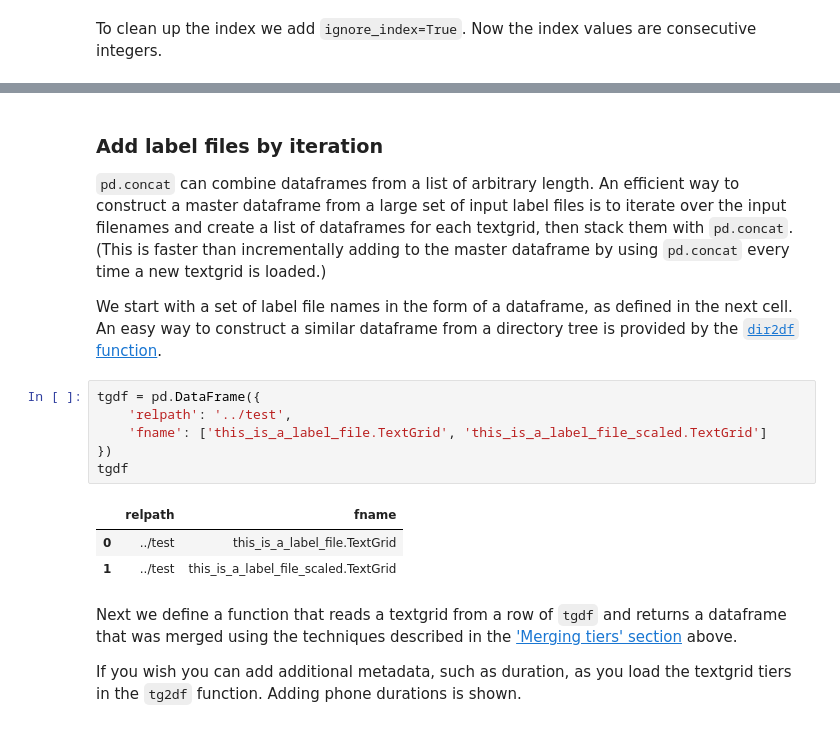
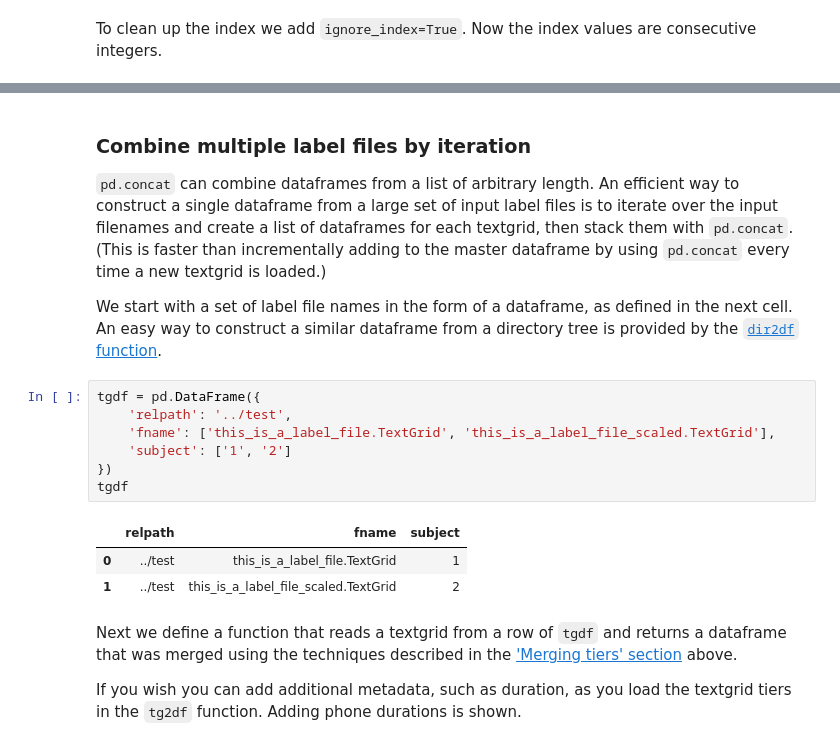
Before and after one commit to rsprouse/audiolabel, a Jupyter notebook: doc/working_with_phonetic_dataframes.ipynb, the cells around one changed output, grey strips where cells are left out. Cells and saved outputs as stored; diff of their text form.

```diff
--- a/doc/working_with_phonetic_dataframes.ipynb
+++ b/doc/working_with_phonetic_dataframes.ipynb
@@ -383,19 +335,20 @@ pd.concat([ctxdf, ctxdf], ignore_index=True)
 # %% [markdown]
-### Add label files by iteration
+### Combine multiple label files by iteration
 
-`pd.concat` can combine dataframes from a list of arbitrary length. An efficient way to construct a master dataframe from a large set of input label files is to iterate over the input filenames and create a list of dataframes for each textgrid, then stack them with `pd.concat`. (This is faster than incrementally adding to the master dataframe by using `pd.concat` every time a new textgrid is loaded.)
+`pd.concat` can combine dataframes from a list of arbitrary length. An efficient way to construct a single dataframe from a large set of input label files is to iterate over the input filenames and create a list of dataframes for each textgrid, then stack them with `pd.concat`. (This is faster than incrementally adding to the master dataframe by using `pd.concat` every time a new textgrid is loaded.)
 
 We start with a set of label file names in the form of a dataframe, as defined in the next cell. An easy way to construct a similar dataframe from a directory tree is provided by the [`dir2df` function](https://github.com/rsprouse/phonlab/blob/master/doc/Retrieving%20filenames%20in%20a%20directory%20tree%20with%20%60dir2df()%60.ipynb).
 # %%
 tgdf = pd.DataFrame({
     'relpath': '../test',
-    'fname': ['this_is_a_label_file.TextGrid', 'this_is_a_label_file_scaled.TextGrid']
+    'fname': ['this_is_a_label_file.TextGrid', 'this_is_a_label_file_scaled.TextGrid'],
+    'subject': ['1', '2']
 })
 tgdf
 # %% [output]
-|  | relpath | fname |
-| 0 | ../test | this_is_a_label_file.TextGrid |
-| 1 | ../test | this_is_a_label_file_scaled.TextGrid |
+|  | relpath | fname | subject |
+| 0 | ../test | this_is_a_label_file.TextGrid | 1 |
+| 1 | ../test | this_is_a_label_file_scaled.TextGrid | 2 |
 # %% [markdown]
 Next we define a function that reads a textgrid from a row of `tgdf` and returns a dataframe that was merged using the techniques described in the ['Merging tiers' section](#merging-tiers) above.
 
```
Also changed, not shown: parts of 53 cells of this notebook.
